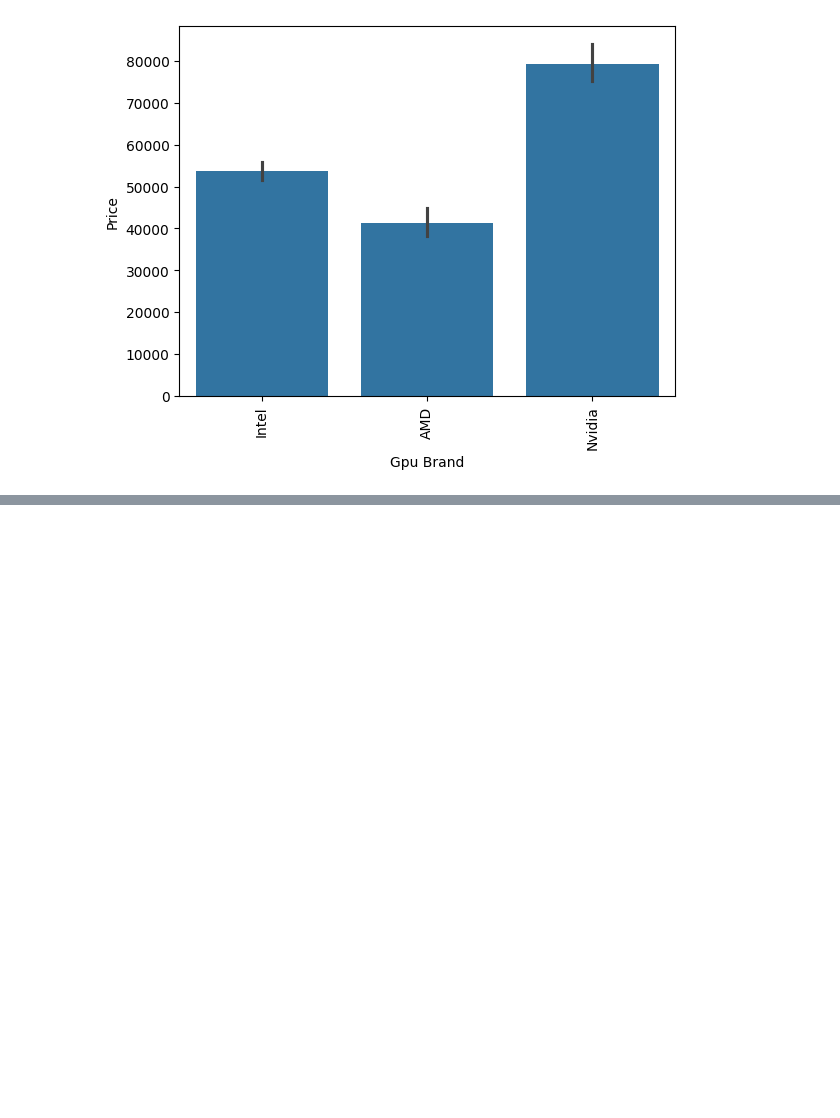
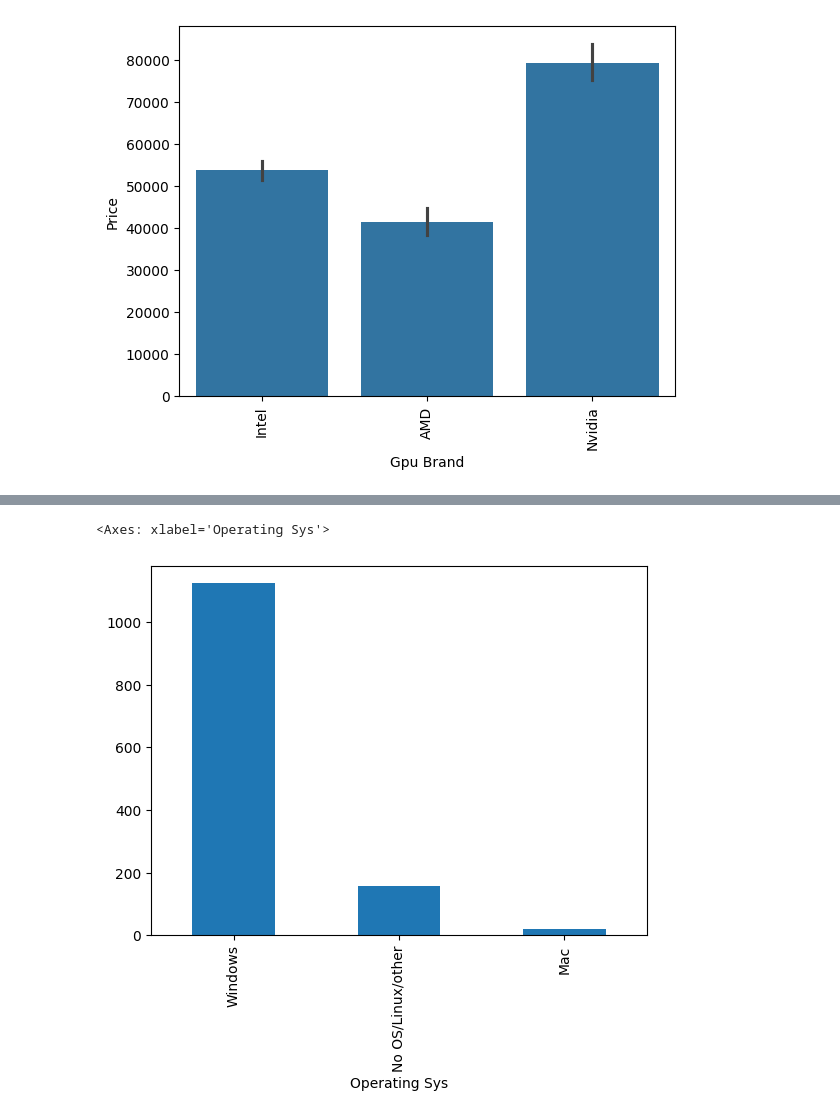
Before and after one commit to NikhilJuneja9/Laptop-Price-Predictor, a Jupyter notebook: scripts/Model_building.ipynb, the cells around one changed output, grey strips where cells are left out. Saved outputs shown, nothing was run; the diff lists cells and outputs as text; code cells hidden in the pictures; blank space fills up the shorter version.

```diff
--- a/scripts/Model_building.ipynb
+++ b/scripts/Model_building.ipynb
@@ -466,0 +512,5 @@ plt.show()
+# %%
+df['Operating Sys'].value_counts().plot(kind='bar')
+# %% [output]
+<Axes: xlabel='Operating Sys'>
+[figure, added]
```
Also changed, not shown: parts of 28 cells of this notebook, 2 other files.
